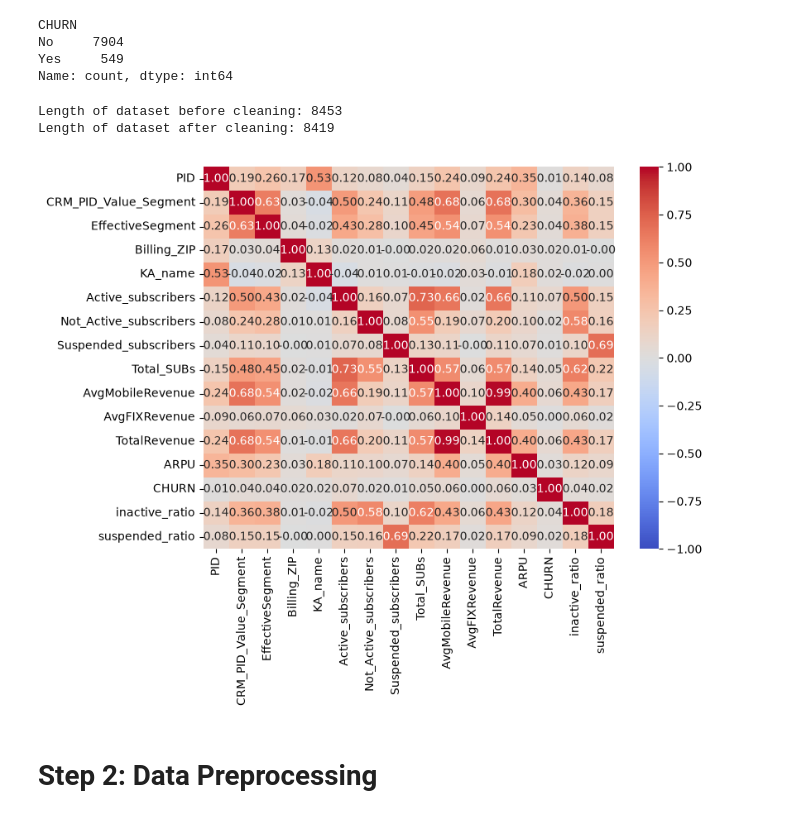
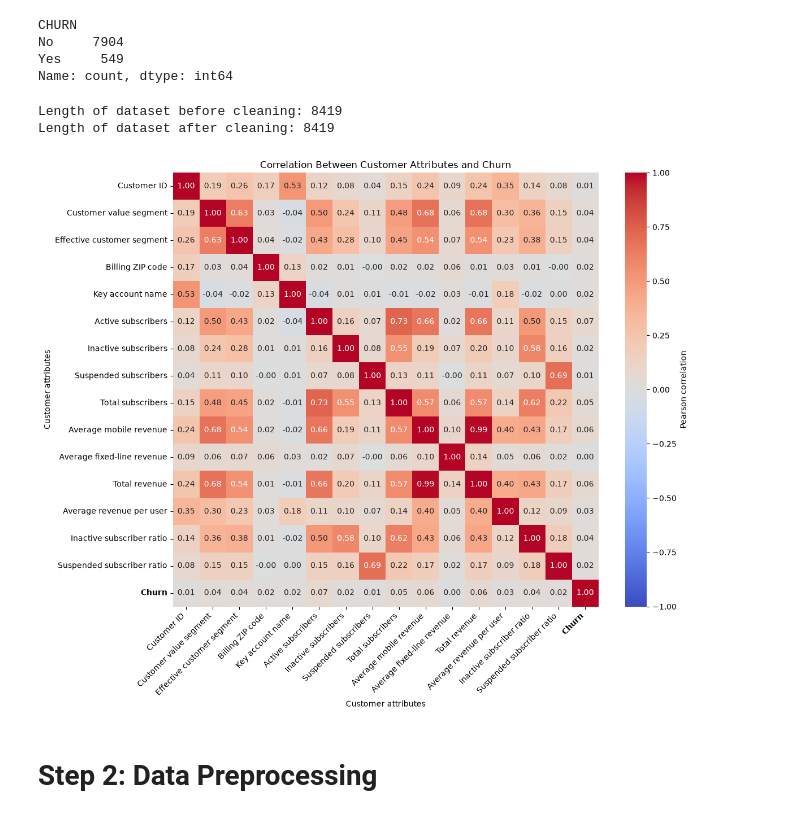
Before and after one commit to eode0004/FIT2082ResProj, a Jupyter notebook: ResProjModel.ipynb, the cells around one changed output. Cells and saved outputs as stored; diff of their text form; code cells hidden in the pictures.

```diff
--- a/ResProjModel.ipynb
+++ b/ResProjModel.ipynb
@@ -61,48 +61,96 @@ df["Not_Active_subscribers"] = df["Not_Active_subscribers"].fillna(0) # Fill nul
 df["Suspended_subscribers"] = df["Suspended_subscribers"].fillna(0) # Fill nulls with 0 (assuming nulls indicate none suspended; minimum non-NaN value is 1)
 
 # Cleaning for total_SUBs
 df = df.loc[df["Total_SUBs"].notnull()] # Redundant (no nulls) but included for consistency
 
 # Cleaning for AvgMobileRevenue
-df = df.loc[df["AvgMobileRevenue "].notnull()] # Redundant (no nulls) but included for consistency
-df = df.rename(columns={"AvgMobileRevenue ": "AvgMobileRevenue"}) # Remove trailing space from column name
+# The original CSV header has a trailing space; renaming is conditional so this cell can be rerun.
+if "AvgMobileRevenue " in df.columns:
+    df = df.loc[df["AvgMobileRevenue "].notnull()]
+    df = df.rename(columns={"AvgMobileRevenue ": "AvgMobileRevenue"})
+else:
+    df = df.loc[df["AvgMobileRevenue"].notnull()]
 
 # Cleaning for AvgFIXRevenue
 df = df.loc[df["AvgFIXRevenue"].notnull()] # Redundant (no nulls) but included for consistency
 
 # Cleaning for TotalRevenue
 df = df.loc[df["TotalRevenue"].notnull()] # Redundant (no nulls) but included for consistency
 
 # Cleaning for ARPU
 df = df.loc[df["ARPU"].notnull()]
 
 # Cleaning for CHURN
 df = df.loc[df["CHURN"].isin(["No", "Yes"])] # Remove invalid CHURN values (only valid values are "No" and "Yes"); redundant (no invalids) but included for consistency
 
 print(f"Length of dataset after cleaning: {len(df)}") # Small length change, hence valid to discard nulls/invalid entries
 
 # Feature engineering
-df["inactive_ratio"] = df["Not_Active_subscribers"]/df["Total_SUBs"]
-df["suspended_ratio"] = df["Suspended_subscribers"]/df["Total_SUBs"]
+df["inactive_ratio"] = df["Not_Active_subscribers"] / df["Total_SUBs"]
+df["suspended_ratio"] = df["Suspended_subscribers"] / df["Total_SUBs"]
 
 # Source - https://stackoverflow.com/a/48035423
 # Posted by BENY, modified by community. See post 'Timeline' for change history
 # Retrieved 2026-09-02, License - CC BY-SA 4.0
 
-segment_order = (df.groupby("CRM_PID_Value_Segment")["TotalRevenue"]
-                 .mean()
-                 .sort_values()
-                 .index
-                 .tolist())
-corr = df.apply(lambda x : pd.factorize(x)[0]).corr(method='pearson', min_periods=1)
-# Make heatmap
-plt.figure(figsize=(8, 6))
-sns.heatmap(corr, annot=True, cmap="coolwarm", vmin=-1, vmax=1, fmt=".2f")
+segment_order = (
+    df.groupby("CRM_PID_Value_Segment")["TotalRevenue"]
+    .mean()
+    .sort_values()
+    .index
+    .tolist()
+)
+
+corr = df.apply(lambda column: pd.factorize(column)[0]).corr(method="pearson", min_periods=1)
+ordered_columns = [column for column in corr.columns if column != "CHURN"] + ["CHURN"]
+attribute_labels = {
+    "PID": "Customer ID",
+    "CRM_PID_Value_Segment": "Customer value segment",
+    "EffectiveSegment": "Effective customer segment",
+    "Billing_ZIP": "Billing ZIP code",
+    "KA_name": "Key account name",
+    "Active_subscribers": "Active subscribers",
+    "Not_Active_subscribers": "Inactive subscribers",
+    "Suspended_subscribers": "Suspended subscribers",
+    "Total_SUBs": "Total subscribers",
+    "AvgMobileRevenue": "Average mobile revenue",
+    "AvgFIXRevenue": "Average fixed-line revenue",
+    "TotalRevenue": "Total revenue",
+    "ARPU": "Average revenue per user",
+    "inactive_ratio": "Inactive subscriber ratio",
+    "suspended_ratio": "Suspended subscriber ratio",
+    "CHURN": "Churn",
+}
+plot_corr = corr.loc[ordered_columns, ordered_columns].rename(
+    index=attribute_labels,
+    columns=attribute_labels,
+)
+
+fig, ax = plt.subplots(figsize=(12, 10))
+sns.heatmap(
+    plot_corr,
+    annot=True,
+    cmap="coolwarm",
+    vmin=-1,
+    vmax=1,
+    fmt=".2f",
+    cbar_kws={"label": "Pearson correlation"},
+    ax=ax,
+)
+ax.set_title("Correlation Between Customer Attributes and Churn")
+ax.set_xlabel("Customer attributes")
+ax.set_ylabel("Customer attributes")
+plt.xticks(rotation=45, ha="right")
+plt.yticks(rotation=0)
+for tick in ax.get_xticklabels() + ax.get_yticklabels():
+    if tick.get_text() == "Churn":
+        tick.set_fontweight("bold")
+fig.tight_layout()
 plt.show()
 # %% [output]
-Length of dataset before cleaning: 8453
+Length of dataset before cleaning: 8419
 Length of dataset after cleaning: 8419
-[figure, old version]
+[figure, new version]
 # %% [markdown]
 # Step 2: Data Preprocessing
 # %%
```
Also changed, not shown: parts of 5 cells of this notebook.
